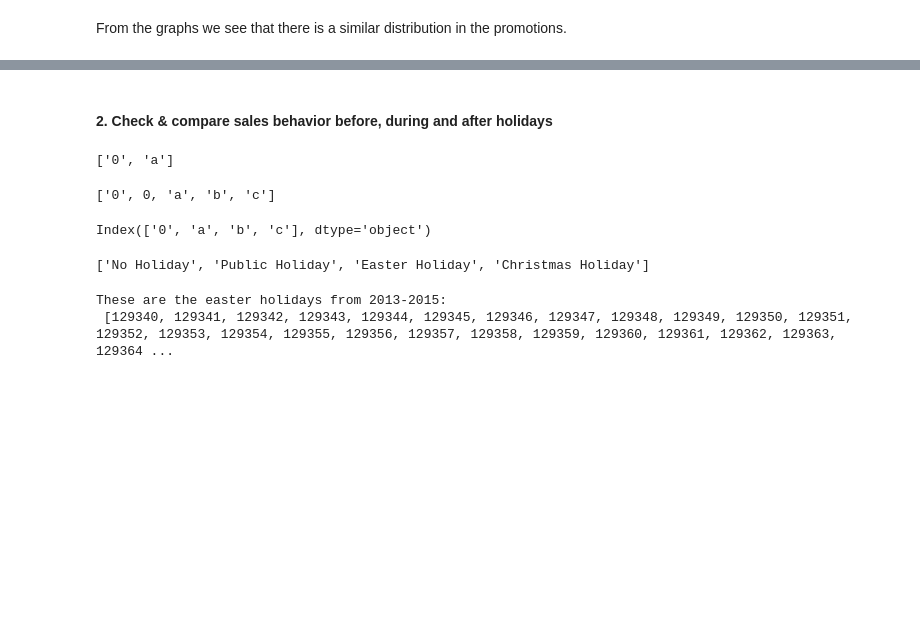
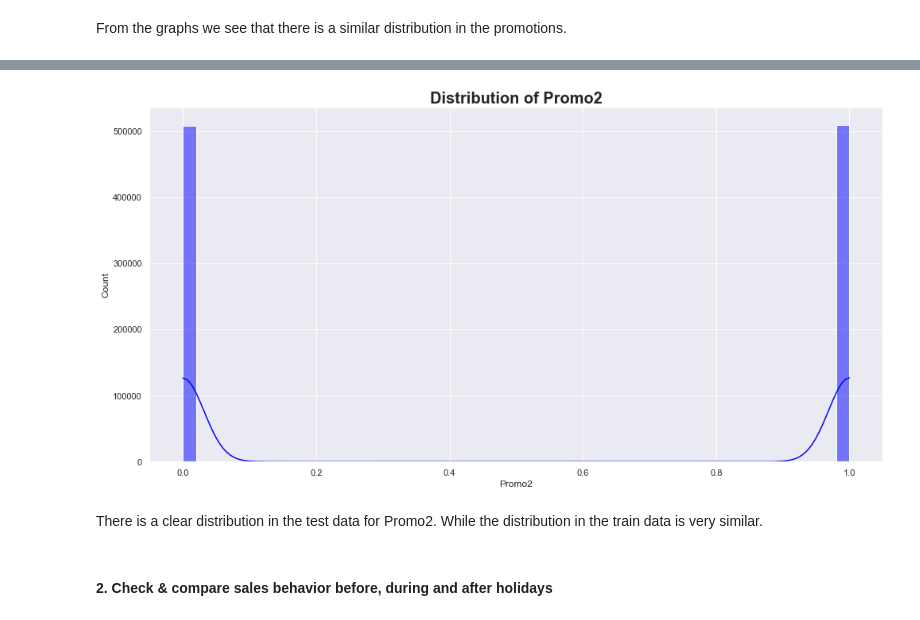
Before and after one commit to Tilda98/Pharmaceutical-Sales-Prediction, a Jupyter notebook: notebooks/EDA.ipynb, the cells around one changed output, grey strips where cells are left out. Saved outputs shown, nothing was run; the diff lists cells and outputs as text; code cells hidden in the pictures; blank space fills up the shorter version.

```diff
--- a/notebooks/EDA.ipynb
+++ b/notebooks/EDA.ipynb
@@ -324,21 +330,8 @@ From the graphs we see that there is a similar distribution in the promotions.
+# %%
+plot_hist(train_store, "Promo2", "blue")
+# %% [output]
+[figure, added]
+# %% [markdown]
+There is a clear distribution in the test data for Promo2. While the distribution in the train data is very similar.
 # %% [markdown]
 #### 2. Check & compare sales behavior before, during and after holidays
-# %%
-# Finding out the state holiday field
-
-test_store['StateHoliday'].value_counts().index.tolist()
-# %% [output]
-['0', 'a']
-# %%
-# Finding out the state holiday field
-
-train_store['StateHoliday'].value_counts().index.tolist()
-# %% [output]
-['0', 0, 'a', 'b', 'c']
-# %%
-# Changing all the fields of the state holiday into string
-
-train_store['StateHoliday'] = train_store['StateHoliday'].values.astype(str)
-train_store['StateHoliday'].value_counts().index
-# %% [output]
-Index(['0', 'a', 'b', 'c'], dtype='object')
@@ -349,15 +337,0 @@ train_store['StateHoliday'].replace({'0':'No Holiday','a':'Public Holiday','b':'
-# %%
-# Ensuring if the train data column values has changed
-
-train_store['StateHoliday'].value_counts().index.tolist()
-# %% [output]
-['No Holiday', 'Public Holiday', 'Easter Holiday', 'Christmas Holiday']
-# %%
-# Finding out all the easter holidays
-
-easter_holiday_list = train_store['StateHoliday'].where(train_store['StateHoliday']=='Easter Holiday')
-easter_holiday_list = easter_holiday_list.dropna()
-print(f'These are the easter holidays from 2013-2015:\n {easter_holiday_list.index.unique().tolist()}')
-# %% [output]
-These are the easter holidays from 2013-2015:
- [129340, 129341, 129342, 129343, 129344, 129345, 129346, 129347, 129348, 129349, 129350, 129351, 129352, 129353, 129354, 129355, 129356, 129357, 129358, 129359, 129360, 129361, 129362, 129363, 129364 ...
```
Also changed, not shown: parts of 11 cells of this notebook.
